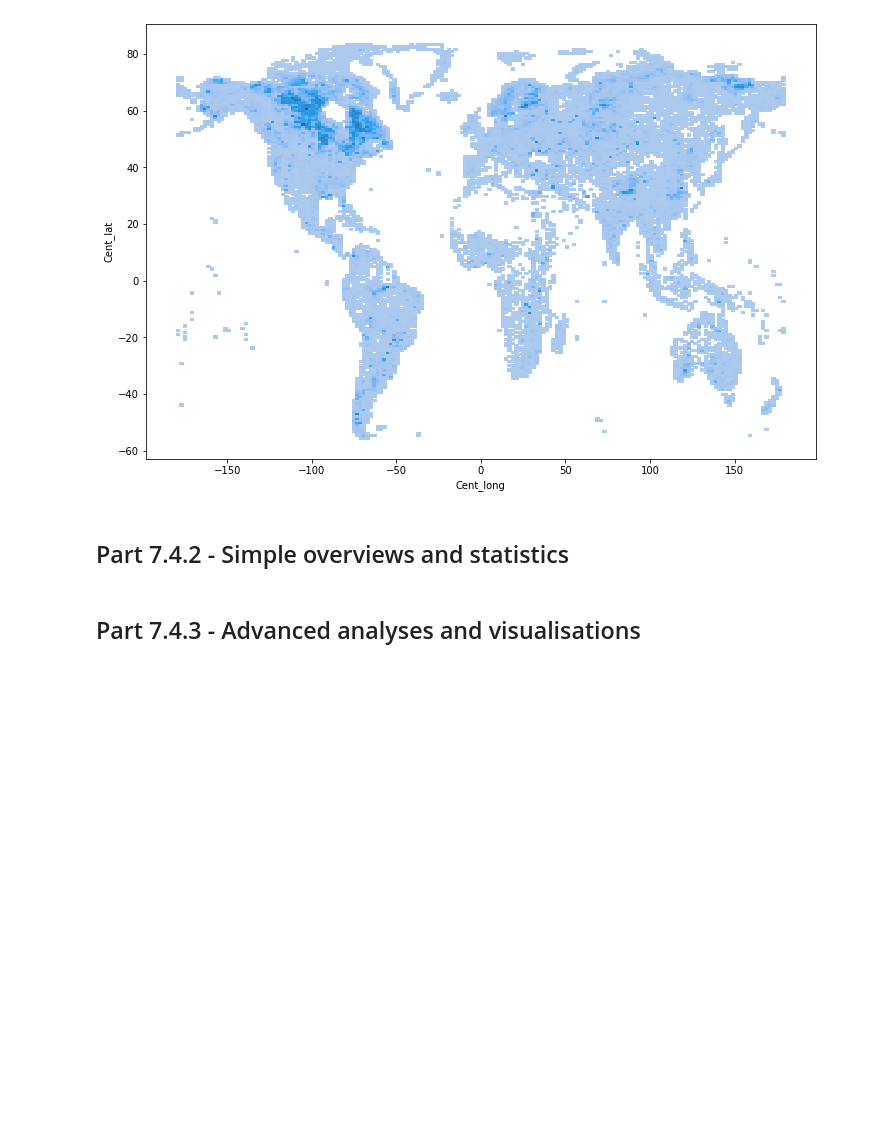
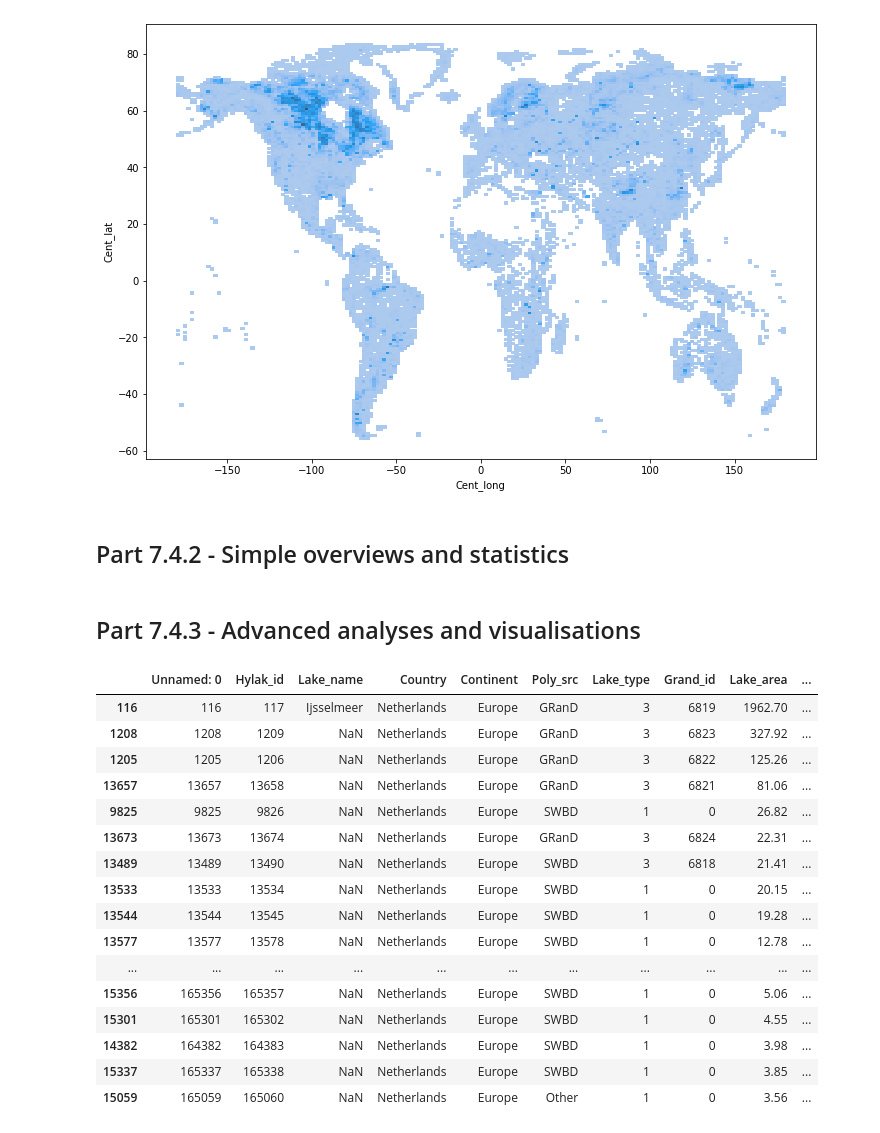
Before and after one commit to ds4geo/ds4geo, a Jupyter notebook: WS 2020 Course Notes/Session 7.ipynb, the cells around one changed output. Saved outputs shown, nothing was run; the diff lists cells and outputs as text; code cells hidden in the pictures; blank space fills up the shorter version.

```diff
--- a/WS 2020 Course Notes/Session 7.ipynb
+++ b/WS 2020 Course Notes/Session 7.ipynb
@@ -282,3 +282,25 @@ sns.histplot(data=dat.iloc[100:], x="Cent_long", y="Cent_lat", weights="Lake_are
 - relationships between parameters: depth, area, shoreline, residence time, location, etc.
 
 '''
+# %%
+dat.sort_values("Lake_area",ascending=False, inplace=True)
+# %%
+dat.query("Country == 'Netherlands'").head(25)
+# %% [output]
+|  | Unnamed: 0 | Hylak_id | Lake_name | Country | Continent | Poly_src | Lake_type | Grand_id | Lake_area | ... |
+| 116 | 116 | 117 | Ijsselmeer | Netherlands | Europe | GRanD | 3 | 6819 | 1962.70 | ... |
+| 1208 | 1208 | 1209 | NaN | Netherlands | Europe | GRanD | 3 | 6823 | 327.92 | ... |
+| 1205 | 1205 | 1206 | NaN | Netherlands | Europe | GRanD | 3 | 6822 | 125.26 | ... |
+| 13657 | 13657 | 13658 | NaN | Netherlands | Europe | GRanD | 3 | 6821 | 81.06 | ... |
+| 9825 | 9825 | 9826 | NaN | Netherlands | Europe | SWBD | 1 | 0 | 26.82 | ... |
+| 13673 | 13673 | 13674 | NaN | Netherlands | Europe | GRanD | 3 | 6824 | 22.31 | ... |
+| 13489 | 13489 | 13490 | NaN | Netherlands | Europe | SWBD | 3 | 6818 | 21.41 | ... |
+| 13533 | 13533 | 13534 | NaN | Netherlands | Europe | SWBD | 1 | 0 | 20.15 | ... |
+| 13544 | 13544 | 13545 | NaN | Netherlands | Europe | SWBD | 1 | 0 | 19.28 | ... |
+| 13577 | 13577 | 13578 | NaN | Netherlands | Europe | SWBD | 1 | 0 | 12.78 | ... |
+| ... | ... | ... | ... | ... | ... | ... | ... | ... | ... | ... |
+| 15356 | 165356 | 165357 | NaN | Netherlands | Europe | SWBD | 1 | 0 | 5.06 | ... |
+| 15301 | 165301 | 165302 | NaN | Netherlands | Europe | SWBD | 1 | 0 | 4.55 | ... |
+| 14382 | 164382 | 164383 | NaN | Netherlands | Europe | SWBD | 1 | 0 | 3.98 | ... |
+| 15337 | 165337 | 165338 | NaN | Netherlands | Europe | SWBD | 1 | 0 | 3.85 | ... |
+| 15059 | 165059 | 165060 | NaN | Netherlands | Europe | Other | 1 | 0 | 3.56 | ... |
```
